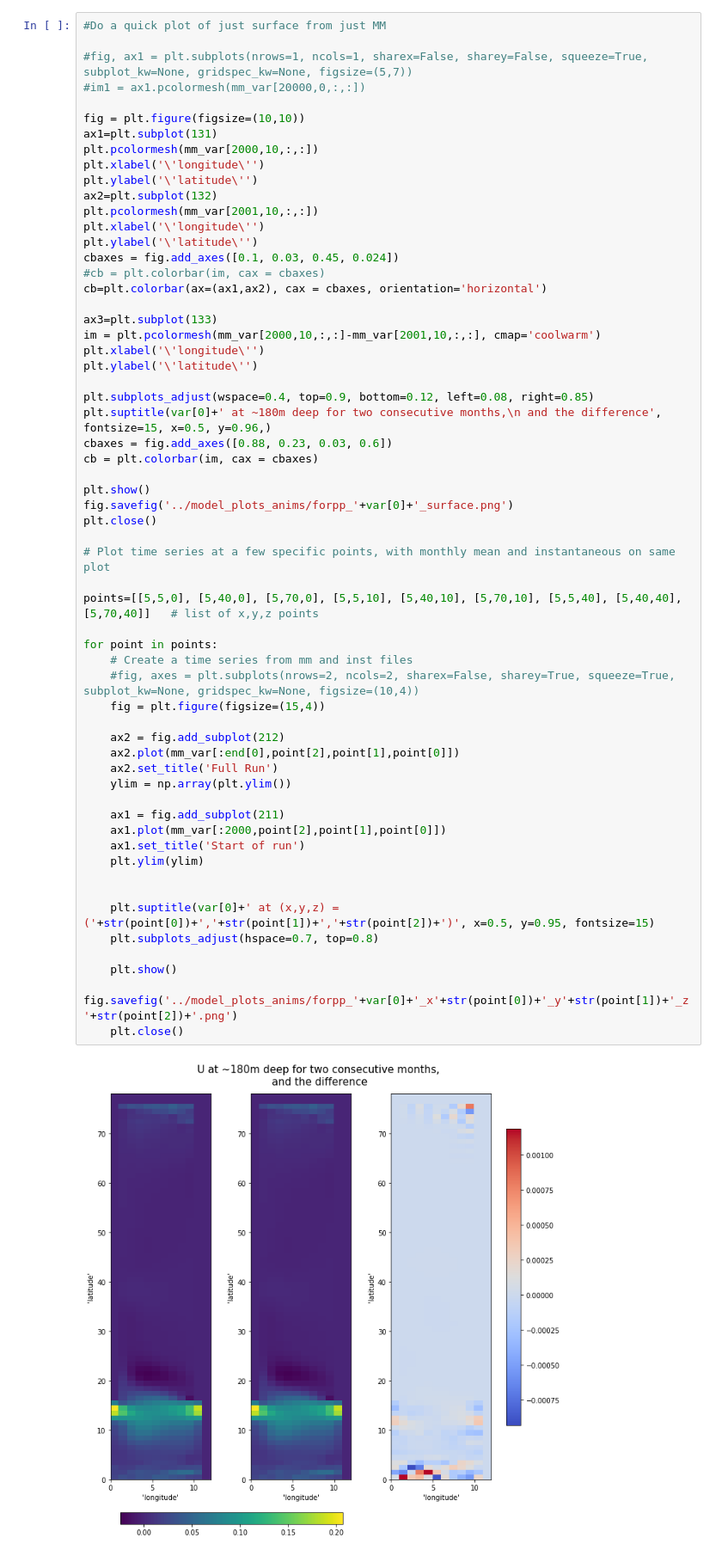
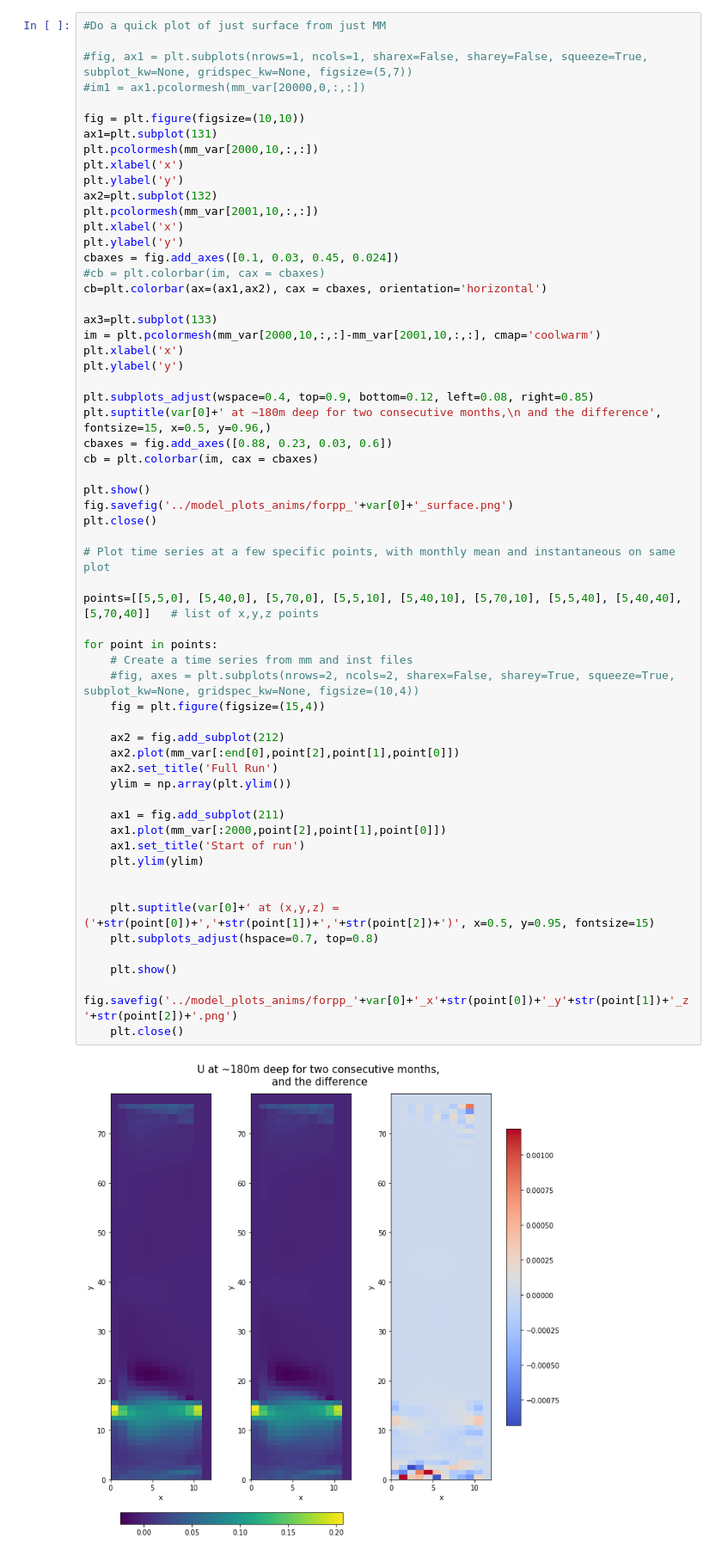
Before and after one commit to RachelFurner/DynamicPrediction, a Jupyter notebook: Model_Plots.ipynb, the cells around one changed output. Shown: that part at 86% size. Drawn from its saved outputs; the diff is of its cells as text.

```diff
--- a/Model_Plots.ipynb
+++ b/Model_Plots.ipynb
@@ -59,20 +59,20 @@ end = [40000, 'end'] #[ds_mm.T.size - 1, 'end']  # 3333 years
 fig = plt.figure(figsize=(10,10))
 ax1=plt.subplot(131)
 plt.pcolormesh(mm_var[2000,10,:,:])
-plt.xlabel('\'longitude\'')
-plt.ylabel('\'latitude\'')
+plt.xlabel('x')
+plt.ylabel('y')
 ax2=plt.subplot(132)
 plt.pcolormesh(mm_var[2001,10,:,:])
-plt.xlabel('\'longitude\'')
-plt.ylabel('\'latitude\'')
+plt.xlabel('x')
+plt.ylabel('y')
 cbaxes = fig.add_axes([0.1, 0.03, 0.45, 0.024])
 #cb = plt.colorbar(im, cax = cbaxes)
 cb=plt.colorbar(ax=(ax1,ax2), cax = cbaxes, orientation='horizontal')
 
 ax3=plt.subplot(133)
 im = plt.pcolormesh(mm_var[2000,10,:,:]-mm_var[2001,10,:,:], cmap='coolwarm')
-plt.xlabel('\'longitude\'')
-plt.ylabel('\'latitude\'')
+plt.xlabel('x')
+plt.ylabel('y')
 
 plt.subplots_adjust(wspace=0.4, top=0.9, bottom=0.12, left=0.08, right=0.85)
 plt.suptitle(var[0]+' at ~180m deep for two consecutive months,\n and the difference', fontsize=15, x=0.5, y=0.96,)
@@ -83,34 +83,34 @@ plt.show()
 fig.savefig('../model_plots_anims/forpp_'+var[0]+'_surface.png')
 plt.close()
 
 # Plot time series at a few specific points, with monthly mean and instantaneous on same plot
 
 points=[[5,5,0], [5,40,0], [5,70,0], [5,5,10], [5,40,10], [5,70,10], [5,5,40], [5,40,40], [5,70,40]]   # list of x,y,z points
 
 for point in points:
     # Create a time series from mm and inst files
     #fig, axes = plt.subplots(nrows=2, ncols=2, sharex=False, sharey=True, squeeze=True, subplot_kw=None, gridspec_kw=None, figsize=(10,4))
     fig = plt.figure(figsize=(15,4))
 
     ax2 = fig.add_subplot(212)
     ax2.plot(mm_var[:end[0],point[2],point[1],point[0]])
     ax2.set_title('Full Run')
     ylim = np.array(plt.ylim())
 
     ax1 = fig.add_subplot(211)
     ax1.plot(mm_var[:2000,point[2],point[1],point[0]])
     ax1.set_title('Start of run')
     plt.ylim(ylim)
 
 
     plt.suptitle(var[0]+' at (x,y,z) = ('+str(point[0])+','+str(point[1])+','+str(point[2])+')', x=0.5, y=0.95, fontsize=15)
     plt.subplots_adjust(hspace=0.7, top=0.8)
 
     plt.show()
     fig.savefig('../model_plots_anims/forpp_'+var[0]+'_x'+str(point[0])+'_y'+str(point[1])+'_z'+str(point[2])+'.png')
     plt.close()
 # %% [output]
-[figure, old version]
+[figure, new version]
 [figure]
 [figure]
 [figure]
```
Also changed, not shown: parts of 2 cells of this notebook, 10 other files.
